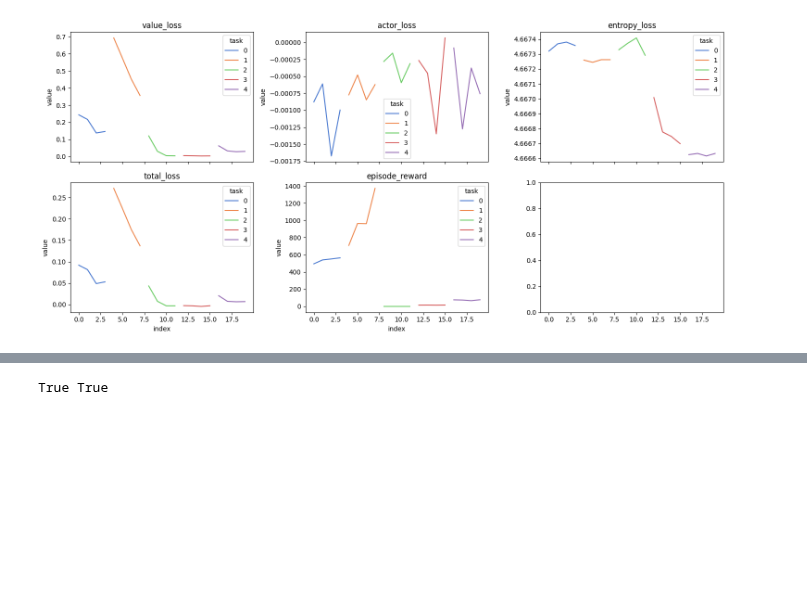
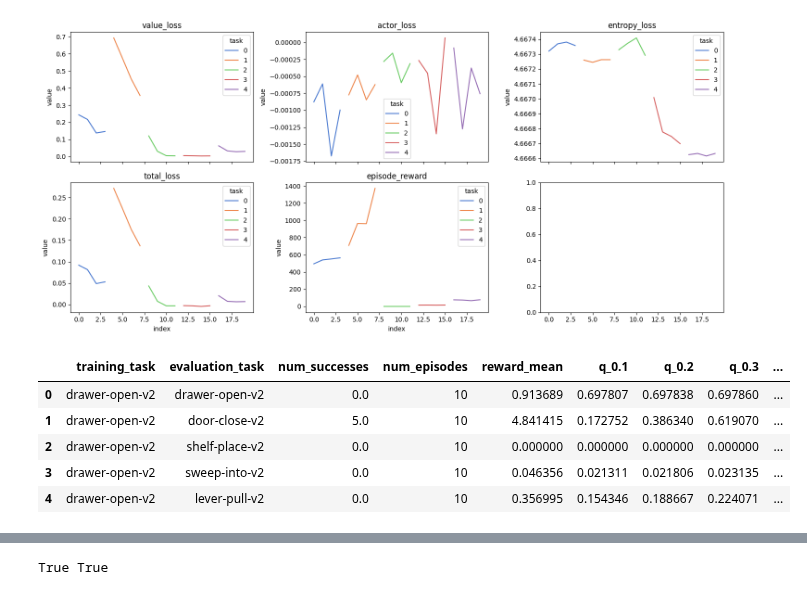
Before and after one commit to gdubbs100/right_left_brain_rl, a Jupyter notebook: continual_training_test.ipynb, the cells around one changed output, grey strips where cells are left out. Saved outputs shown, nothing was run; the diff lists cells and outputs as text; code cells hidden in the pictures; blank space fills up the shorter version.

```diff
--- a/continual_training_test.ipynb
+++ b/continual_training_test.ipynb
@@ -223,3 +215,14 @@ plt.tight_layout()
 plt.show()
 # %% [output]
 [figure]
+# %%
+results = pd.read_csv('test_logs/dummy__13:12_20:38:44/results.csv')
+results.loc[:,'is_training_task'] = results.loc[:,'training_task'] == results.loc[:,'evaluation_task']
+results.head()
+# %% [output]
+|  | training_task | evaluation_task | num_successes | num_episodes | reward_mean | q_0.1 | q_0.2 | q_0.3 | ... |
+| 0 | drawer-open-v2 | drawer-open-v2 | 0.0 | 10 | 0.913689 | 0.697807 | 0.697838 | 0.697860 | ... |
+| 1 | drawer-open-v2 | door-close-v2 | 5.0 | 10 | 4.841415 | 0.172752 | 0.386340 | 0.619070 | ... |
+| 2 | drawer-open-v2 | shelf-place-v2 | 0.0 | 10 | 0.000000 | 0.000000 | 0.000000 | 0.000000 | ... |
+| 3 | drawer-open-v2 | sweep-into-v2 | 0.0 | 10 | 0.046356 | 0.021311 | 0.021806 | 0.023135 | ... |
+| 4 | drawer-open-v2 | lever-pull-v2 | 0.0 | 10 | 0.356995 | 0.154346 | 0.188667 | 0.224071 | ... |
```
Also changed, not shown: parts of 15 cells of this notebook, 2 other files.
